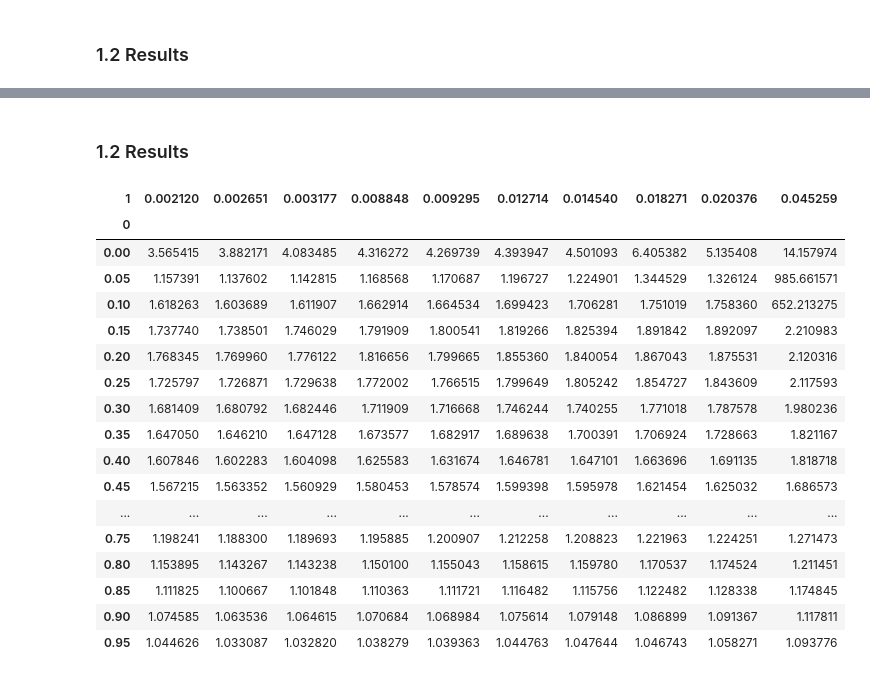
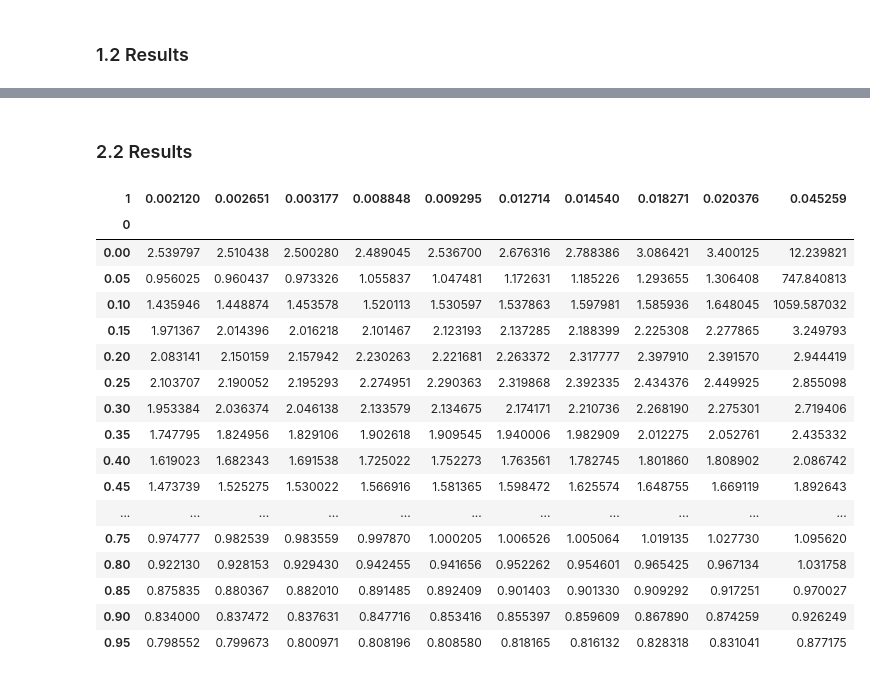
Before and after one commit to MovezNetwork/ABM-PA, a Jupyter notebook: notebooks/tuning_nom_network.ipynb, the cells around one changed output, grey strips where cells are left out. Saved outputs shown, nothing was run; the diff lists cells and outputs as text; code cells hidden in the pictures.

```diff
--- a/notebooks/tuning_nom_network.ipynb
+++ b/notebooks/tuning_nom_network.ipynb
@@ -113,15 +110,9 @@ Text(0.5, 105.0, 'I PA')
 # %%
 # specify parameter space for grid search
-t_seq = np.arange(0,1,0.05)
-# i_seq < 0.1
-random.seed(4321)
-i_seq = []
-for i in range(10):
-    i_seq.append(random.uniform(0,0.05))
-
-i_seq.sort()
+t_seq = np.arange(0.025,1.025,0.025)
+i_seq = np.arange(0.001,0.051,0.001)
 # %%
-result_error, result_child, result_cl, empirical_data = tuning.execute_grid_search(t_range=t_seq,
+result_error2, result_child2, result_cl2, empirical_data2 = tuning.execute_grid_search(t_range=t_seq,
                                                                                    i_range=i_seq,
                                                                                    t=700,
                                                                                    population_name='peer')
@@ -146,28 +137,28 @@ thres_PA: 0.9500000000000001  I_PA: 0.04525909672468739  error: 1.09377607697576
 # %% [markdown]
-### 1.2 Results
+### 2.2 Results
 # %%
 # SSE of all parameter combinations
-errors_df = pd.DataFrame(result_error).pivot(index=0, columns=1,values=2)
-errors_df
+errors_df2 = pd.DataFrame(result_error2).pivot(index=0, columns=1,values=2)
+errors_df2
 # %% [output]
 | 1 | 0.002120 | 0.002651 | 0.003177 | 0.008848 | 0.009295 | 0.012714 | 0.014540 | 0.018271 | 0.020376 | 0.045259 |
 | 0 |  |  |  |  |  |  |  |  |  |  |
-| 0.00 | 3.565415 | 3.882171 | 4.083485 | 4.316272 | 4.269739 | 4.393947 | 4.501093 | 6.405382 | 5.135408 | 14.157974 |
-| 0.05 | 1.157391 | 1.137602 | 1.142815 | 1.168568 | 1.170687 | 1.196727 | 1.224901 | 1.344529 | 1.326124 | 985.661571 |
-| 0.10 | 1.618263 | 1.603689 | 1.611907 | 1.662914 | 1.664534 | 1.699423 | 1.706281 | 1.751019 | 1.758360 | 652.213275 |
-| 0.15 | 1.737740 | 1.738501 | 1.746029 | 1.791909 | 1.800541 | 1.819266 | 1.825394 | 1.891842 | 1.892097 | 2.210983 |
-| 0.20 | 1.768345 | 1.769960 | 1.776122 | 1.816656 | 1.799665 | 1.855360 | 1.840054 | 1.867043 | 1.875531 | 2.120316 |
-| 0.25 | 1.725797 | 1.726871 | 1.729638 | 1.772002 | 1.766515 | 1.799649 | 1.805242 | 1.854727 | 1.843609 | 2.117593 |
-| 0.30 | 1.681409 | 1.680792 | 1.682446 | 1.711909 | 1.716668 | 1.746244 | 1.740255 | 1.771018 | 1.787578 | 1.980236 |
-| 0.35 | 1.647050 | 1.646210 | 1.647128 | 1.673577 | 1.682917 | 1.689638 | 1.700391 | 1.706924 | 1.728663 | 1.821167 |
-| 0.40 | 1.607846 | 1.602283 | 1.604098 | 1.625583 | 1.631674 | 1.646781 | 1.647101 | 1.663696 | 1.691135 | 1.818718 |
-| 0.45 | 1.567215 | 1.563352 | 1.560929 | 1.580453 | 1.578574 | 1.599398 | 1.595978 | 1.621454 | 1.625032 | 1.686573 |
+| 0.00 | 2.539797 | 2.510438 | 2.500280 | 2.489045 | 2.536700 | 2.676316 | 2.788386 | 3.086421 | 3.400125 | 12.239821 |
+| 0.05 | 0.956025 | 0.960437 | 0.973326 | 1.055837 | 1.047481 | 1.172631 | 1.185226 | 1.293655 | 1.306408 | 747.840813 |
+| 0.10 | 1.435946 | 1.448874 | 1.453578 | 1.520113 | 1.530597 | 1.537863 | 1.597981 | 1.585936 | 1.648045 | 1059.587032 |
+| 0.15 | 1.971367 | 2.014396 | 2.016218 | 2.101467 | 2.123193 | 2.137285 | 2.188399 | 2.225308 | 2.277865 | 3.249793 |
+| 0.20 | 2.083141 | 2.150159 | 2.157942 | 2.230263 | 2.221681 | 2.263372 | 2.317777 | 2.397910 | 2.391570 | 2.944419 |
+| 0.25 | 2.103707 | 2.190052 | 2.195293 | 2.274951 | 2.290363 | 2.319868 | 2.392335 | 2.434376 | 2.449925 | 2.855098 |
+| 0.30 | 1.953384 | 2.036374 | 2.046138 | 2.133579 | 2.134675 | 2.174171 | 2.210736 | 2.268190 | 2.275301 | 2.719406 |
+| 0.35 | 1.747795 | 1.824956 | 1.829106 | 1.902618 | 1.909545 | 1.940006 | 1.982909 | 2.012275 | 2.052761 | 2.435332 |
+| 0.40 | 1.619023 | 1.682343 | 1.691538 | 1.725022 | 1.752273 | 1.763561 | 1.782745 | 1.801860 | 1.808902 | 2.086742 |
+| 0.45 | 1.473739 | 1.525275 | 1.530022 | 1.566916 | 1.581365 | 1.598472 | 1.625574 | 1.648755 | 1.669119 | 1.892643 |
 | ... | ... | ... | ... | ... | ... | ... | ... | ... | ... | ... |
-| 0.75 | 1.198241 | 1.188300 | 1.189693 | 1.195885 | 1.200907 | 1.212258 | 1.208823 | 1.221963 | 1.224251 | 1.271473 |
-| 0.80 | 1.153895 | 1.143267 | 1.143238 | 1.150100 | 1.155043 | 1.158615 | 1.159780 | 1.170537 | 1.174524 | 1.211451 |
-| 0.85 | 1.111825 | 1.100667 | 1.101848 | 1.110363 | 1.111721 | 1.116482 | 1.115756 | 1.122482 | 1.128338 | 1.174845 |
-| 0.90 | 1.074585 | 1.063536 | 1.064615 | 1.070684 | 1.068984 | 1.075614 | 1.079148 | 1.086899 | 1.091367 | 1.117811 |
-| 0.95 | 1.044626 | 1.033087 | 1.032820 | 1.038279 | 1.039363 | 1.044763 | 1.047644 | 1.046743 | 1.058271 | 1.093776 |
+| 0.75 | 0.974777 | 0.982539 | 0.983559 | 0.997870 | 1.000205 | 1.006526 | 1.005064 | 1.019135 | 1.027730 | 1.095620 |
+| 0.80 | 0.922130 | 0.928153 | 0.929430 | 0.942455 | 0.941656 | 0.952262 | 0.954601 | 0.965425 | 0.967134 | 1.031758 |
+| 0.85 | 0.875835 | 0.880367 | 0.882010 | 0.891485 | 0.892409 | 0.901403 | 0.901330 | 0.909292 | 0.917251 | 0.970027 |
+| 0.90 | 0.834000 | 0.837472 | 0.837631 | 0.847716 | 0.853416 | 0.855397 | 0.859609 | 0.867890 | 0.874259 | 0.926249 |
+| 0.95 | 0.798552 | 0.799673 | 0.800971 | 0.808196 | 0.808580 | 0.818165 | 0.816132 | 0.828318 | 0.831041 | 0.877175 |
 # %%
 # plot heatmap of grid search
 plt.figure(figsize=((16,14)))
```
Also changed, not shown: parts of 26 cells of this notebook, 6 other files.
